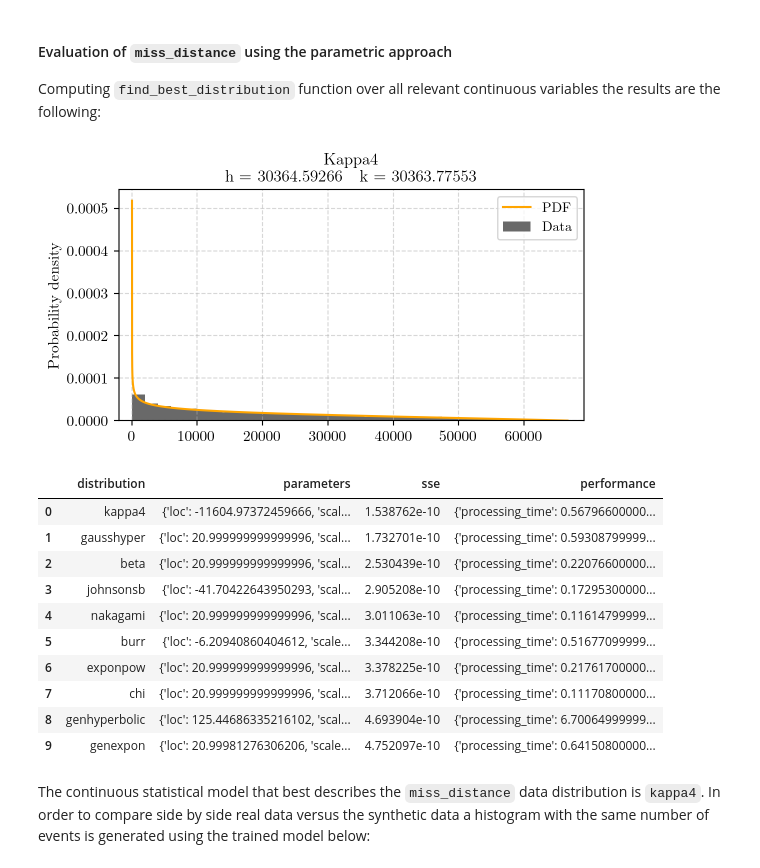
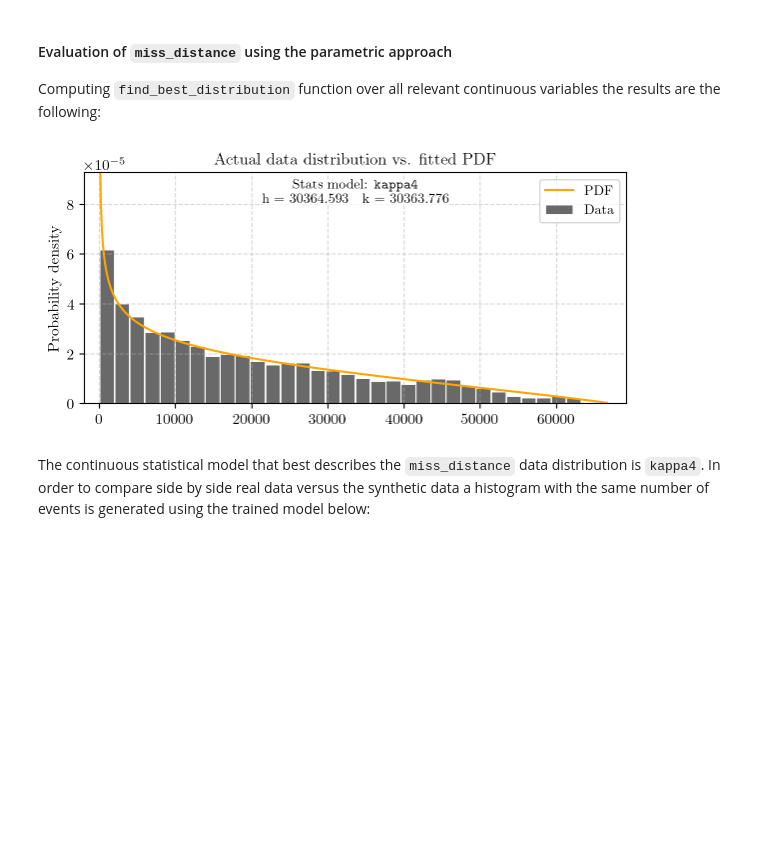
Before and after one commit to JJavierRosales/scapy, a Jupyter notebook: notebooks/Kelvins - Collision Avoidance Challenge + EDA.ipynb, the cells around one changed output. Cells and saved outputs as stored; diff of their text form; code cells hidden in the pictures; blank space fills up the shorter version.

```diff
--- a/notebooks/Kelvins - Collision Avoidance Challenge + EDA.ipynb
+++ b/notebooks/Kelvins - Collision Avoidance Challenge + EDA.ipynb
@@ -245,7 +246,7 @@ def outliers_boundaries(data, threshold = 2.0):
     Q3 = np.quantile(data,0.75)
     IQR = st.iqr(data)
 
-    return ((Q1-IQR*threshold), (Q3+IQR*threshold))
+    return (max(0, (Q1-IQR*threshold)), (Q3+IQR*threshold))
 # %%
 # Define function to estimate adequate number of bins for histograms.
 def nbins(data, rule):
@@ -404,7 +399,7 @@ def fit_distribution(distribution, data, bins):
             parameters = {'loc':        fitting_output[-2],
                           'scale':      fitting_output[-1],
                           'arg':        fitting_output[:-2],
-                          'arg_names':  distribution.shapes.split(", ")}
+                          'arg_names':  distribution.shapes.split(", ") if distribution.shapes!=None else []}
 
             # Calculate fitted PDF and error with fit in distribution
             pdf = distribution.pdf(x, loc=parameters['loc'], scale=parameters['scale'], *parameters['arg'])
@@ -453,22 +448,30 @@ def plot_distribution(data, distribution, parameters, bins):
     pdf = make_pdf(distribution, parameters)
 
     # Create string with all parameters to print into the plot's title
-    title = (distribution.name).capitalize() + '\n' + \
-                "\quad ".join(["{} = {:0.5f}".format(k,v) \
-                for k,v in zip(distribution.shapes.split(', ') + ["loc", "scale"],
+    title = r'Stats model: \texttt{' + distribution.name + r'}\small' + '\n' + \
+                "\quad ".join(["{} = {:0.3f}".format(k,v) \
+                for k,v in zip(parameters['arg_names'] + ["loc", "scale"],
                                parameters['arg'] + parameters['loc'] + parameters['scale'])])
 
+
     # Display plot
-    plt.figure(figsize=(6,3))
+    plt.figure(figsize=(7,3))
+
+    ax = plt.axes()
+    t = ax.text(0.5, 0.975, title, size=10, ha='center', va='top', \
+                c='black', transform=ax.transAxes, \
+                bbox=dict(facecolor='white', alpha=0.75, edgecolor='white', pad=-1))
 
     plt.plot(pdf.index.to_numpy(), pdf.values, lw=1.5, color = "orange", label="PDF")
-    N, xbins, patches = plt.hist(data, bins=bins, density=True, histtype='bar', color="dimgrey", label="Data")
+    n, xbins, patches = plt.hist(data, bins=bins, density=True, histtype='bar',
+                                 color="dimgrey", edgecolor = "white", label="Data")
 
     bins_width = (xbins[1]-xbins[0])
     plt.xlim(xbins[0] - bins_width, xbins[-1] + bins_width)
+    plt.ylim(0, np.max(n)*1.5)
 
-    plt.title("{}".format(title), fontsize=12)
-    #plt.xlabel(data.name)
+    plt.title(r'Actual data distribution vs. fitted PDF', fontsize=12)
+    # plt.xlabel(data.name)
     plt.ylabel(r"Probability density")
     plt.grid(True, linestyle="dashed", alpha=0.5)
     plt.legend(loc="best", fontsize=10)
@@ -564,33 +567,20 @@ def find_best_distribution(data, bins, exclusion_list=[]):
 Computing `find_best_distribution` function over all relevant continuous variables the results are the following:
 # %%
 # Set column name to study and remove outliers.
-variable = 'miss_distance'
-data = df_lastCDM[variable]
-
-# Define list of continuous distributions to exclude from the fitting process
-stdist_excluded = ['studentized_range', 'levy_l_gen', 'levy_stable']
+data = df_lastCDM['miss_distance']
 
 # Find distribution that best fits the data
 # distribution = fit_distribution(st.kappa4, data, bins = nbins(data, 'fd'))
-distribution, ranking = find_best_distribution(data, bins = nbins(data, 'fd'), exclusion_list = stdist_excluded)
+distribution, ranking = find_best_distribution(data, bins = nbins(data, 'fd'),
+                                               exclusion_list = ['studentized_range',
+                                                                 'levy_l_gen',
+                                                                 'levy_stable'])
 
 # Print plot including histogram and distribution fitted
 plot_distribution(data, distribution['distribution'], distribution['parameters'], bins = nbins(data, 'fd'))
-ranking.head(10)
-# ranking.to_csv(os.path.join(cwd,'data','notebook-outputs','temp_fitting-ranking-miss_distance.csv'), sep=',')
+# ranking.head(10)
 # %% [output]
-[figure, old version]
+[figure, new version]
-|  | distribution | parameters | sse | performance |
-| 0 | kappa4 | {'loc': -11604.97372459666, 'scal... | 1.538762e-10 | {'processing_time': 0.56796600000... |
-| 1 | gausshyper | {'loc': 20.999999999999996, 'scal... | 1.732701e-10 | {'processing_time': 0.59308799999... |
-| 2 | beta | {'loc': 20.999999999999996, 'scal... | 2.530439e-10 | {'processing_time': 0.22076600000... |
-| 3 | johnsonsb | {'loc': -41.70422643950293, 'scal... | 2.905208e-10 | {'processing_time': 0.17295300000... |
-| 4 | nakagami | {'loc': 20.999999999999996, 'scal... | 3.011063e-10 | {'processing_time': 0.11614799999... |
-| 5 | burr | {'loc': -6.20940860404612, 'scale... | 3.344208e-10 | {'processing_time': 0.51677099999... |
-| 6 | exponpow | {'loc': 20.999999999999996, 'scal... | 3.378225e-10 | {'processing_time': 0.21761700000... |
-| 7 | chi | {'loc': 20.999999999999996, 'scal... | 3.712066e-10 | {'processing_time': 0.11170800000... |
-| 8 | genhyperbolic | {'loc': 125.44686335216102, 'scal... | 4.693904e-10 | {'processing_time': 6.70064999999... |
-| 9 | genexpon | {'loc': 20.99981276306206, 'scale... | 4.752097e-10 | {'processing_time': 0.64150800000... |
 # %% [markdown]
 The continuous statistical model that best describes the `miss_distance` data distribution is `kappa4`. In order to compare side by side real data versus the synthetic data a histogram with the same number of events is generated using the trained model below:
 # %%
```
Also changed, not shown: parts of 9 cells of this notebook.
